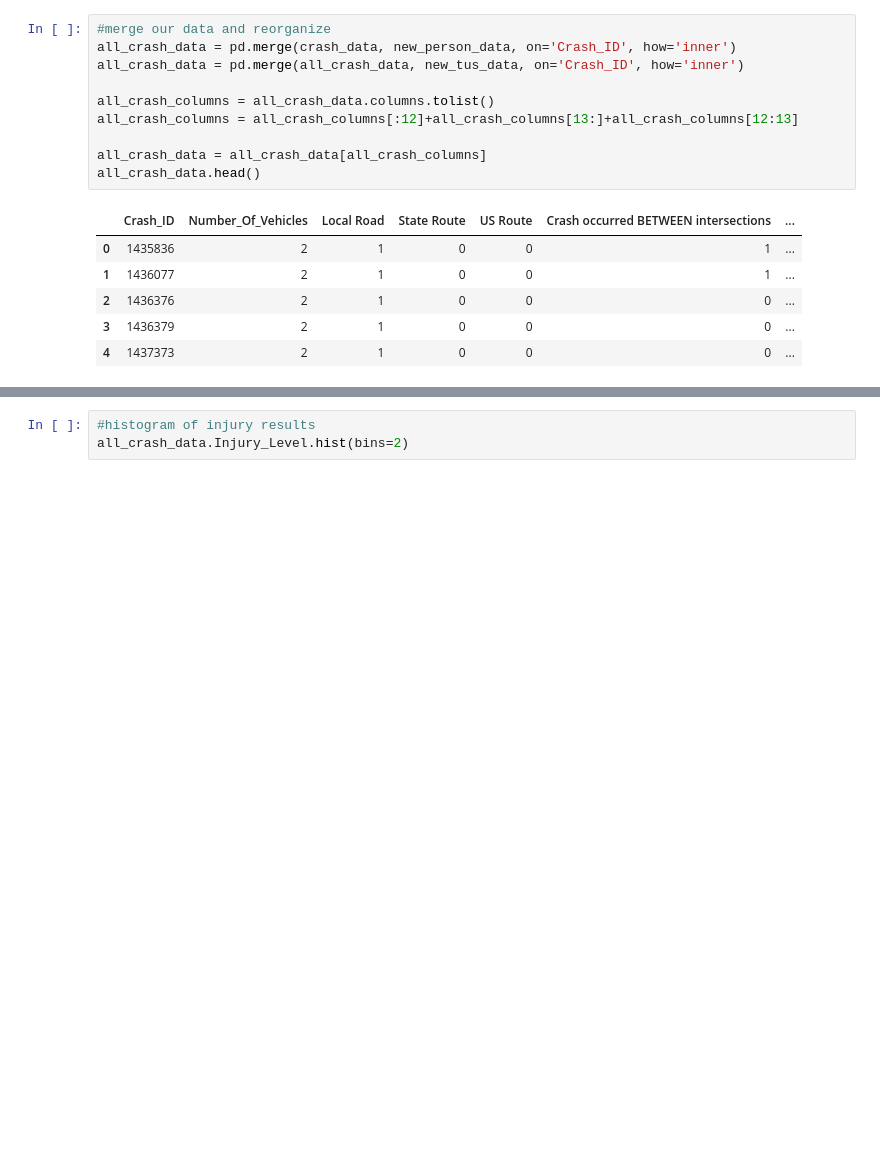
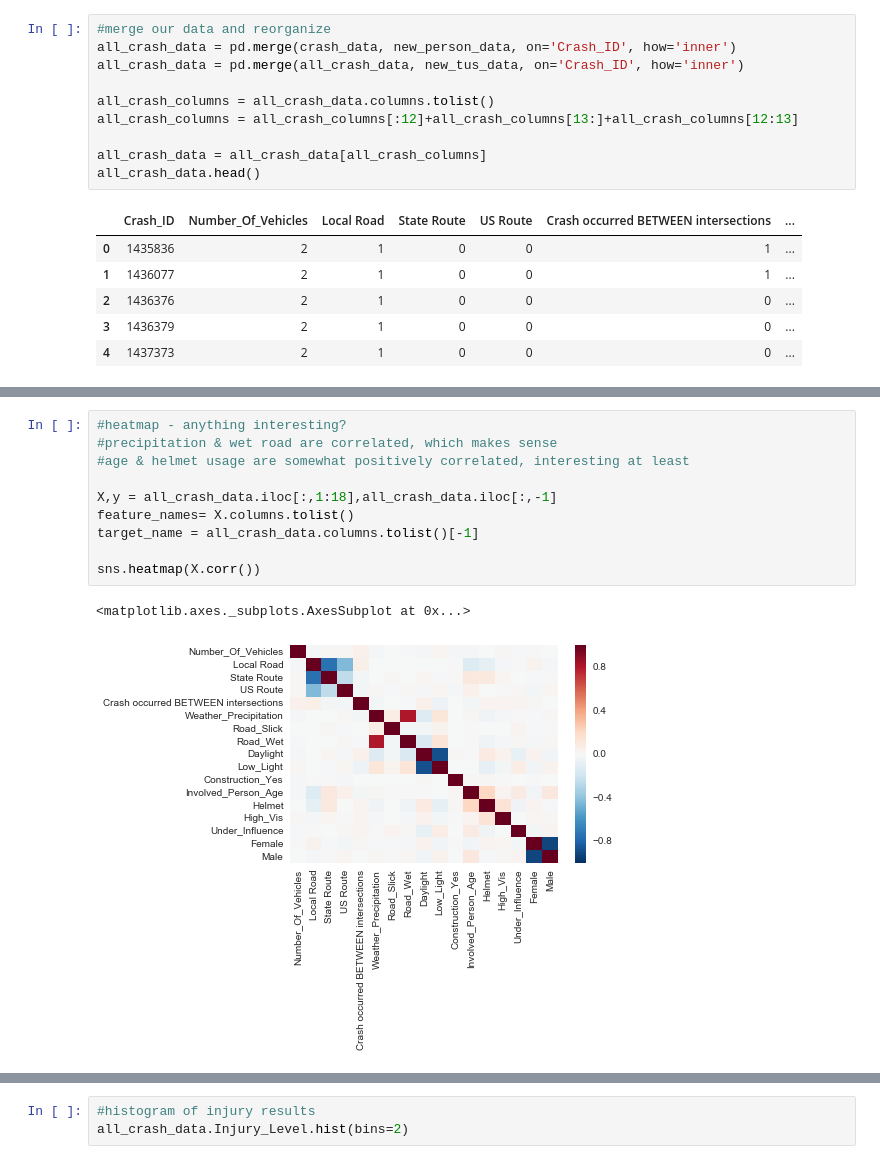
Before and after one commit to bgentry91/CT_Bike_Crash, a Jupyter notebook: Crash_Severity_Classification_Tree.ipynb, the cells around one changed output, grey strips where cells are left out. Cells and saved outputs as stored; diff of their text form; blank space fills up the shorter version.

```diff
--- a/Crash_Severity_Classification_Tree.ipynb
+++ b/Crash_Severity_Classification_Tree.ipynb
@@ -241,0 +414,13 @@ all_crash_data.head()
+# %%
+#heatmap - anything interesting?
+#precipitation & wet road are correlated, which makes sense
+#age & helmet usage are somewhat positively correlated, interesting at least
+
+X,y = all_crash_data.iloc[:,1:18],all_crash_data.iloc[:,-1]
+feature_names= X.columns.tolist()
+target_name = all_crash_data.columns.tolist()[-1]
+
+sns.heatmap(X.corr())
+# %% [output]
+<matplotlib.axes._subplots.AxesSubplot at 0x...>
+[figure, added]
```
Also changed, not shown: parts of 25 cells of this notebook, 1 other file.
